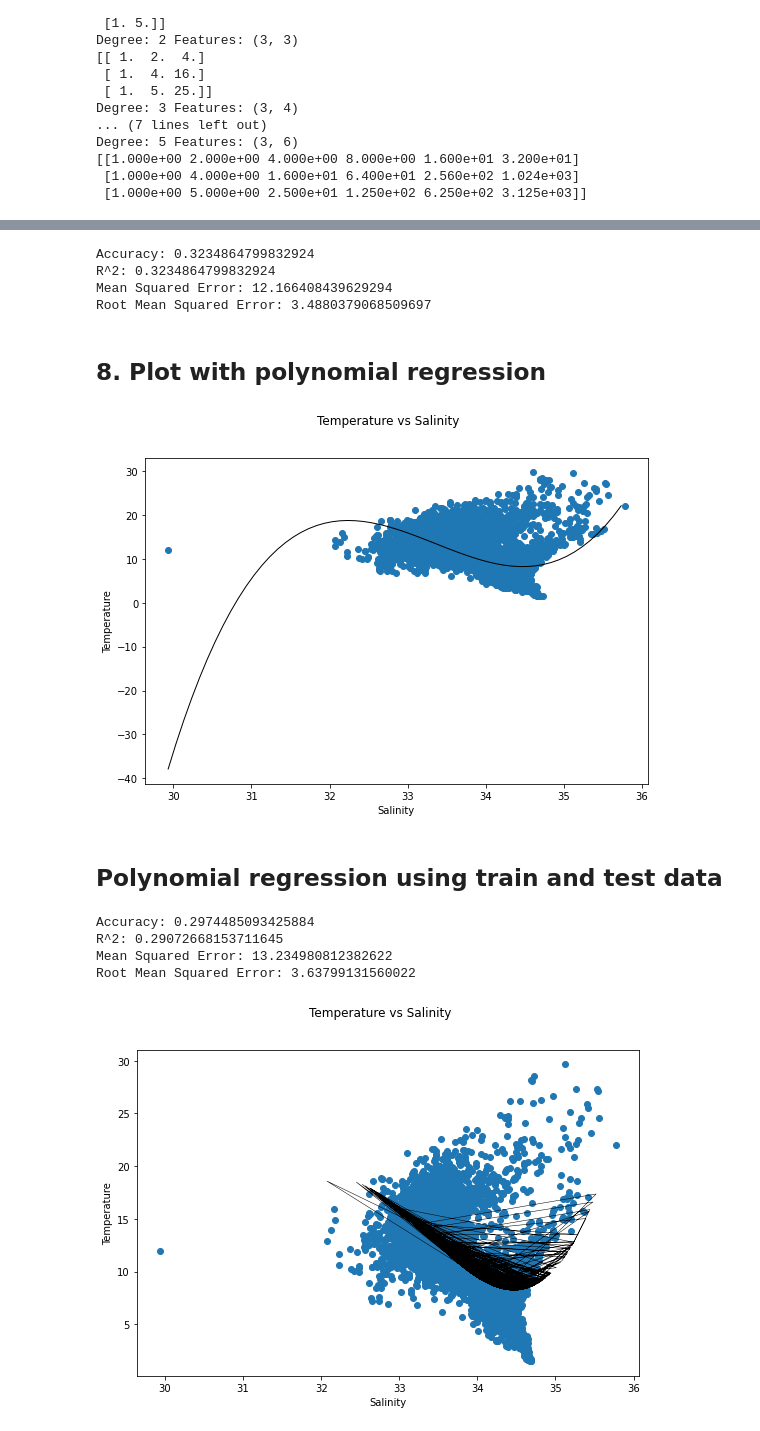
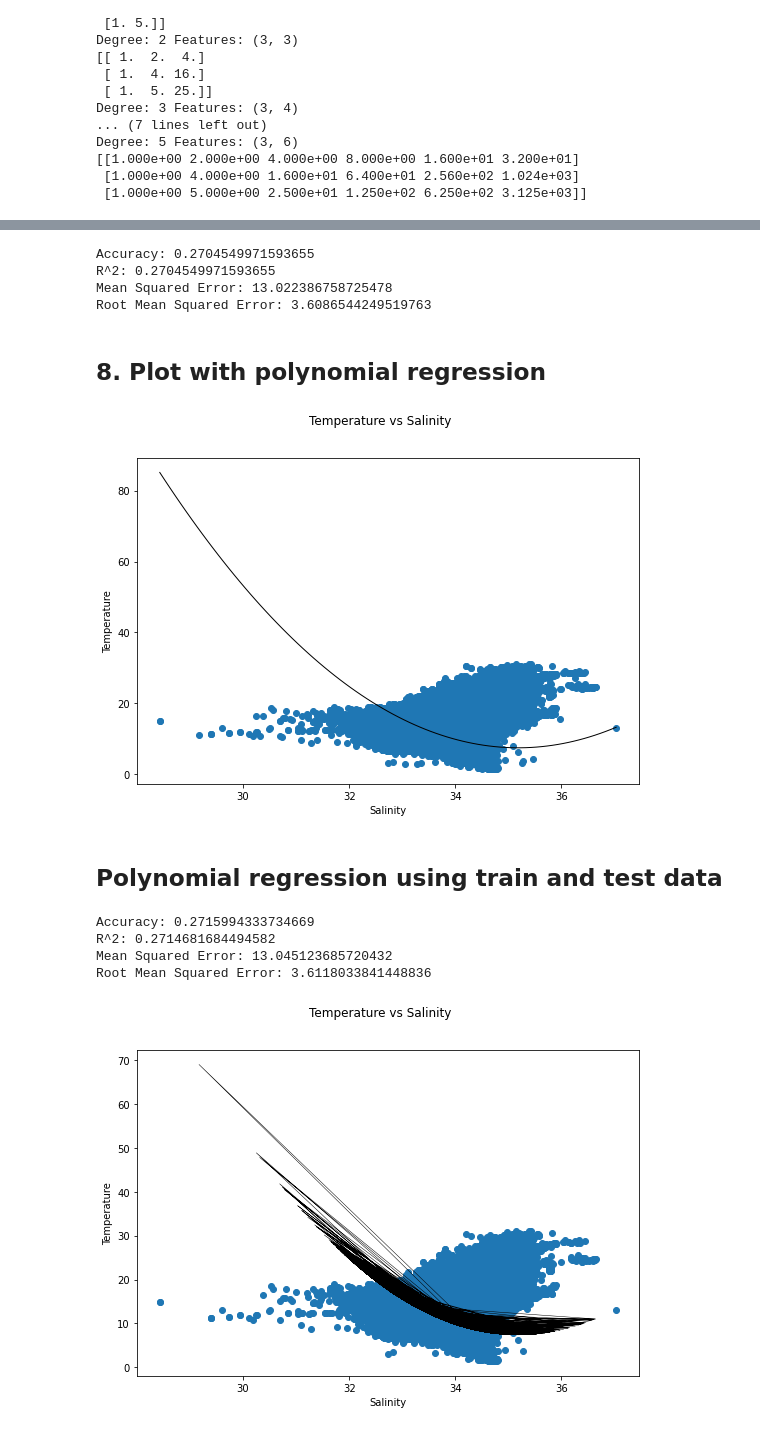
Before and after one commit to rooplaxmidesai/homework, a Jupyter notebook: week_13/week13_homework.ipynb, the cells around one changed output, grey strips where cells are left out. Drawn from its saved outputs; the diff is of its cells as text; code cells hidden in the pictures.

```diff
--- a/week_13/week13_homework.ipynb
+++ b/week_13/week13_homework.ipynb
@@ -267,5 +267,5 @@ T_degC    0
 dtype: int64
 # %%
 #Take only 10000 records of Salinity and Temperature
-temp_salnty_df = temp_salnty_df.sample(n=10000)
-print(temp_salnty_df.shape)
+#temp_salnty_df = temp_salnty_df.sample(n=10000)
+#print(temp_salnty_df.shape)
@@ -398,5 +395,5 @@ Degree: 5 Features: (3, 6)
 # %%
-poly_reg = PolynomialFeatures(degree=3)
+poly_reg = PolynomialFeatures(degree=2)
 linreg = LinearRegression()
 
 #Without using  train and test data
@@ -421,10 +418,10 @@ print("Mean Squared Error: {}".format(mse))
 rmse = np.sqrt(mse)
 print("Root Mean Squared Error: {}".format(rmse))
 # %% [output]
-Accuracy: 0.3234864799832924
-R^2: 0.3234864799832924
-Mean Squared Error: 12.166408439629294
-Root Mean Squared Error: 3.4880379068509697
+Accuracy: 0.2704549971593655
+R^2: 0.2704549971593655
+Mean Squared Error: 13.022386758725478
+Root Mean Squared Error: 3.6086544249519763
 # %% [markdown]
 ## 8. Plot with polynomial regression
 # %%
@@ -441,11 +438,11 @@ plt.xlabel("Salinity")
 plt.ylabel("Temperature")
 plt.show()
 # %% [output]
-[figure, old version]
+[figure, new version]
 # %% [markdown]
 ## Polynomial regression using train and test data
 # %%
-poly = PolynomialFeatures(degree=3)
+poly = PolynomialFeatures(degree=2)
 lreg = LinearRegression()
 
 #using the train and test data created using train_test_split
@@ -457,35 +454,35 @@ lreg.fit(X_poly,y_train)
 #using the train and test data created using train_test_split
 #Accuracy
 print("Accuracy: {}".format(linreg.score(poly.fit_transform(X_test),y_test)))
 
 #R2 value for Polynomial regression
 print("R^2: {}".format(r2_score(y_test,lreg.predict(poly.fit_transform(X_test)))))
 
 #Mean Squared Error
 mse = mean_squared_error(y_test,lreg.predict(poly.fit_transform(X_test)))
 print("Mean Squared Error: {}".format(mse))
 
 #Root Mean sqaured Error
 rmse = np.sqrt(mse)
 print("Root Mean Squared Error: {}".format(rmse))
 
 plt.figure(figsize=(9,6))
 
 #Using the train and test data created using train_test_split
 
 plt.scatter(x=X_train,y=y_train)
 #x_grid = np.arange(min(X_train),max(X_train))
 #x_grid = x_grid.reshape(-1,1)
 #plt.plot(x_grid, linreg.predict(poly_reg.fit_transform(x_grid)),color='black',linewidth=1)
 plt.plot(X_test, linreg.predict(poly_reg.fit_transform(X_test)),color='black',linewidth=0.5)
 
 plt.suptitle("Temperature vs Salinity")
 plt.xlabel("Salinity")
 plt.ylabel("Temperature")
 plt.show()
 # %% [output]
-Accuracy: 0.2974485093425884
-R^2: 0.29072668153711645
-Mean Squared Error: 13.234980812382622
-Root Mean Squared Error: 3.63799131560022
+Accuracy: 0.2715994333734669
+R^2: 0.2714681684494582
+Mean Squared Error: 13.045123685720432
+Root Mean Squared Error: 3.6118033841448836
-[figure, old version]
+[figure, new version]
```
Also changed, not shown: parts of 6 cells of this notebook.
